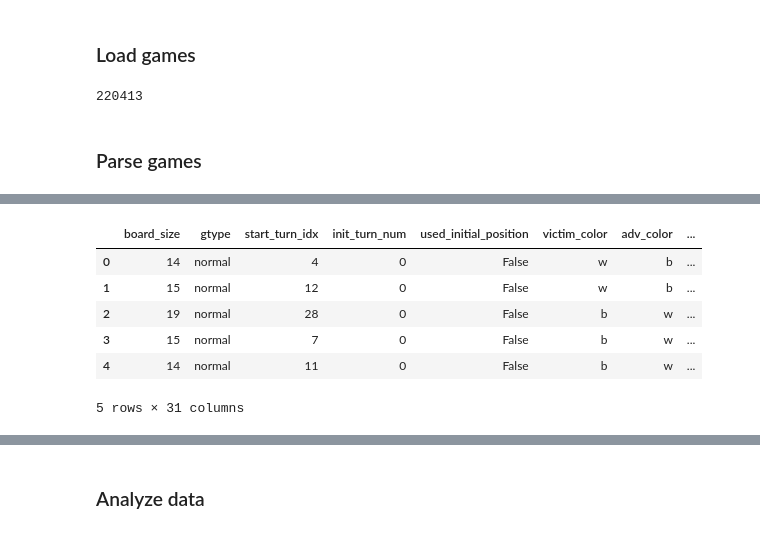
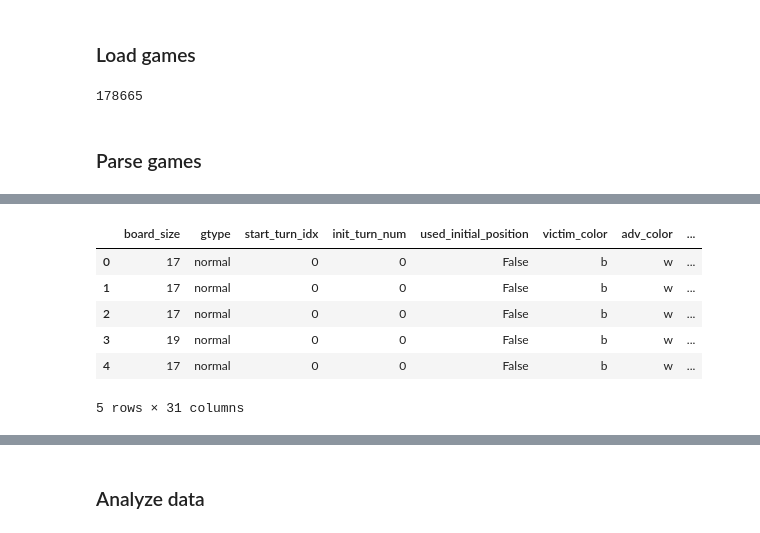
Before and after one commit to AlignmentResearch/go_attack, a Jupyter notebook: notebooks/sgf-explorer.ipynb, the cells around one changed output, grey strips where cells are left out. Saved outputs shown, nothing was run; the diff lists cells and outputs as text; code cells hidden in the pictures.

```diff
--- a/notebooks/sgf-explorer.ipynb
+++ b/notebooks/sgf-explorer.ipynb
@@ -27,7 +27,8 @@ from sgfmill import sgf
 # %% [markdown]
 ### Load games
 # %%
-SELFPLAY_DIR = "/nas/ucb/tony/go-attack/training/emcts1/cp37-base/selfplay"
+SELFPLAY_DIR = "/nas/ucb/tony/go-attack/training/emcts1-v2/cp37-vis1/selfplay"
+# SELFPLAY_DIR = "/nas/ucb/tony/go-attack/training/emcts1-v2/cp37-vis1-no-pass/selfplay"
 RAW_SGF_STRS: List[str] = []
 
 bot_de: posix.DirEntry
@@ -42,7 +43,7 @@ for bot_de in tqdm([de for de in os.scandir(SELFPLAY_DIR) if de.is_dir()]):
 
 len(RAW_SGF_STRS)
 # %% [output]
-220413
+178665
 # %% [markdown]
 ### Parse games
 # %%
@@ -177,7 +178,7 @@ def get_game_info(sgf_str: str) -> GameInfo:
         sgf_str=sgf_str,
         ko_rule=re.search(r"ko([A-Z]+)", rule_str).group(1),
         score_rule=re.search(r"score([A-Z]+)", rule_str).group(1),
-        tax_rule=re.search(r"score([A-Z]+)", rule_str).group(1),
+        tax_rule=re.search(r"tax([A-Z]+)", rule_str).group(1),
         sui_legal=re.search(r"sui([0-9])", rule_str).group(1) == "1",
         has_button="button1" in rule_str,
         whb=re.search(r"whb([A-Z0-9\-]+)", rule_str).group(1)
@@ -196,15 +197,17 @@ GAME_INFOS: List[GameInfo] = process_map(
 )
 # %%
 %%time
-df_raw = pd.DataFrame(
+df = pd.DataFrame(
     [dataclasses.asdict(gi) for gi in GAME_INFOS]
 )
-print("gtypes:", df_raw.gtype.unique())
-print("Number of cleanup games:", (df_raw.gtype == "cleanuptraining").sum())
+print("gtypes:", df.gtype.unique())
+print("Number of cleanup games:", (df.gtype == "cleanuptraining").sum())
 
-df = df_raw[df_raw.gtype == 'normal']
+# Filter to only normal games
+df = df[(df.gtype == 'normal')]
 print("Fraction continuation:    ", df.is_continuation.mean())
 print("Fraction used_initial_pos:", df.used_initial_position.mean())
 print("max(init_turn_num)       :", df.init_turn_num.max())
+
 df.head()
 # %% [output]
@@ -218,7 +221,7 @@ Wall time: 10.3 s
 |  | board_size | gtype | start_turn_idx | init_turn_num | used_initial_position | victim_color | adv_color | ... |
-| 0 | 14 | normal | 4 | 0 | False | w | b | ... |
-| 1 | 15 | normal | 12 | 0 | False | w | b | ... |
-| 2 | 19 | normal | 28 | 0 | False | b | w | ... |
-| 3 | 15 | normal | 7 | 0 | False | b | w | ... |
-| 4 | 14 | normal | 11 | 0 | False | b | w | ... |
+| 0 | 17 | normal | 0 | 0 | False | b | w | ... |
+| 1 | 17 | normal | 0 | 0 | False | b | w | ... |
+| 2 | 17 | normal | 0 | 0 | False | b | w | ... |
+| 3 | 19 | normal | 0 | 0 | False | b | w | ... |
+| 4 | 17 | normal | 0 | 0 | False | b | w | ... |
 5 rows × 31 columns
```
Also changed, not shown: parts of 8 cells of this notebook.
